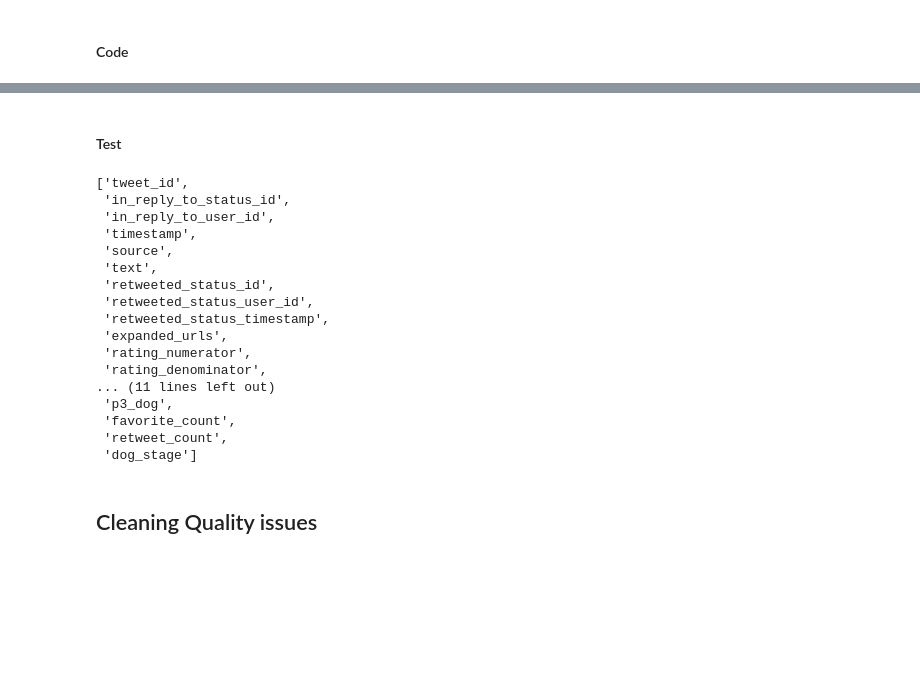
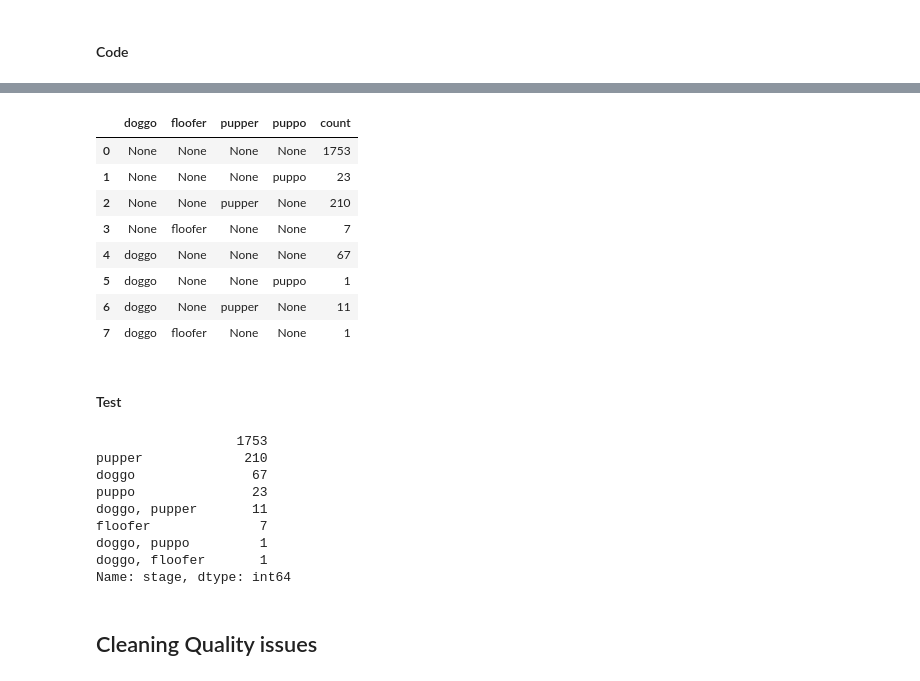
Before and after one commit to kingsolomonotooK7/Wrangle_and_Analyze_Data, a Jupyter notebook: wrangle_act.ipynb, the cells around one changed output, grey strips where cells are left out. Saved outputs shown, nothing was run; the diff lists cells and outputs as text; code cells hidden in the pictures; blank space fills up the shorter version.

```diff
--- a/wrangle_act.ipynb
+++ b/wrangle_act.ipynb
@@ -571,15 +544,12 @@ twitter_master
-# %%
-# removing the column 'stages'
-twitter_master = twitter_master.drop('stages', 1)
-# %%
-# sorting the column dog_stage
-twitter_master = twitter_master.sort_values('dog_stage')
-
-# remove duplicates based on tweet_id except the last occurrence
-twitter_master = twitter_master.drop_duplicates(subset='tweet_id', keep='last')
-# %%
-# replacing the 'None' with NaNs
-twitter_master.dog_stage.replace('None', np.nan, inplace = True)
-# %%
-# changing the data typee to categorical data type
-twitter_master.dog_stage = twitter_master.dog_stage.astype("category")
+# %%
+twitter_master.groupby(["doggo", "floofer", "pupper", "puppo"]).size().reset_index().rename(columns={0: "count"})
+# %% [output]
+|  | doggo | floofer | pupper | puppo | count |
+| 0 | None | None | None | None | 1753 |
+| 1 | None | None | None | puppo | 23 |
+| 2 | None | None | pupper | None | 210 |
+| 3 | None | floofer | None | None | 7 |
+| 4 | doggo | None | None | None | 67 |
+| 5 | doggo | None | None | puppo | 1 |
+| 6 | doggo | None | pupper | None | 11 |
+| 7 | doggo | floofer | None | None | 1 |
@@ -586,25 +573,17 @@ twitter_master.dog_stage = twitter_master.dog_stage.astype("category")
 # %% [markdown]
 #### Test
-# %%
-list(twitter_master)
-# %% [output]
-['tweet_id',
- 'in_reply_to_status_id',
- 'in_reply_to_user_id',
- 'timestamp',
- 'source',
- 'text',
- 'retweeted_status_id',
- 'retweeted_status_user_id',
- 'retweeted_status_timestamp',
- 'expanded_urls',
- 'rating_numerator',
- 'rating_denominator',
-... (11 lines left out)
- 'p3_dog',
- 'favorite_count',
- 'retweet_count',
- 'dog_stage']
+# %%
+twitter_master.stage.value_counts()
+# %% [output]
+                  1753
+pupper             210
+doggo               67
+puppo               23
+doggo, pupper       11
+floofer              7
+doggo, puppo         1
+doggo, floofer       1
+Name: stage, dtype: int64
 # %% [markdown]
 ## Cleaning Quality issues
 # %% [markdown]
```
Also changed, not shown: parts of 20 cells of this notebook.
